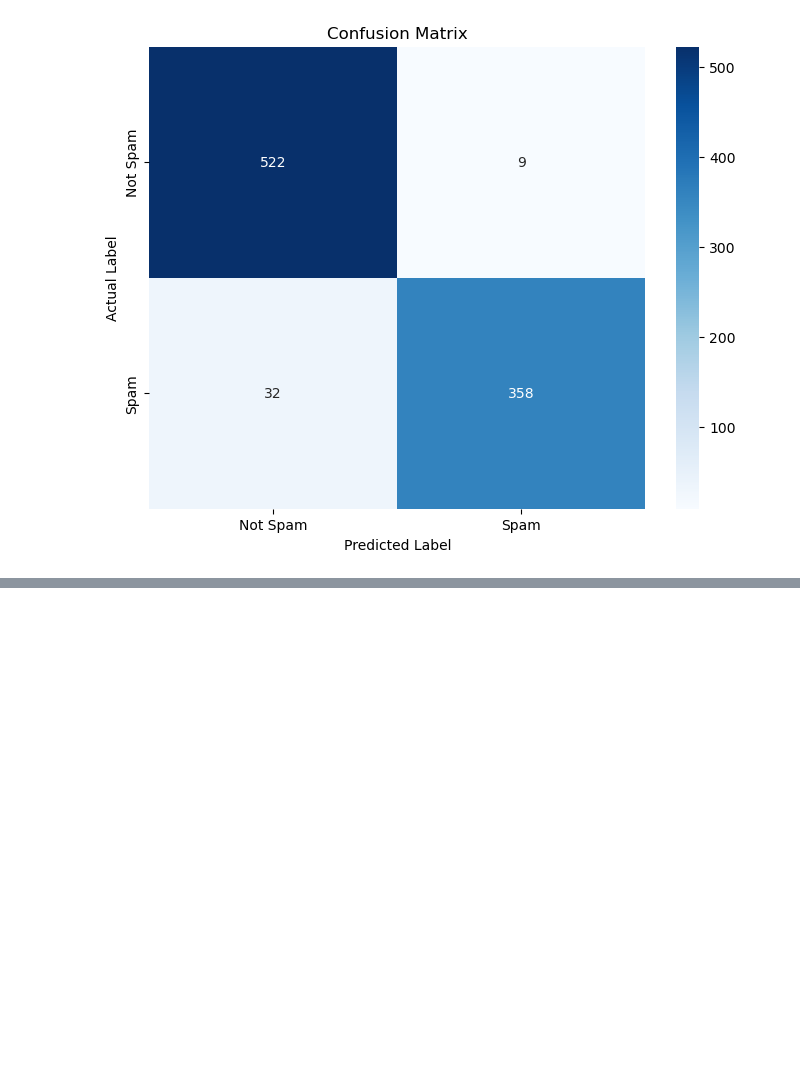
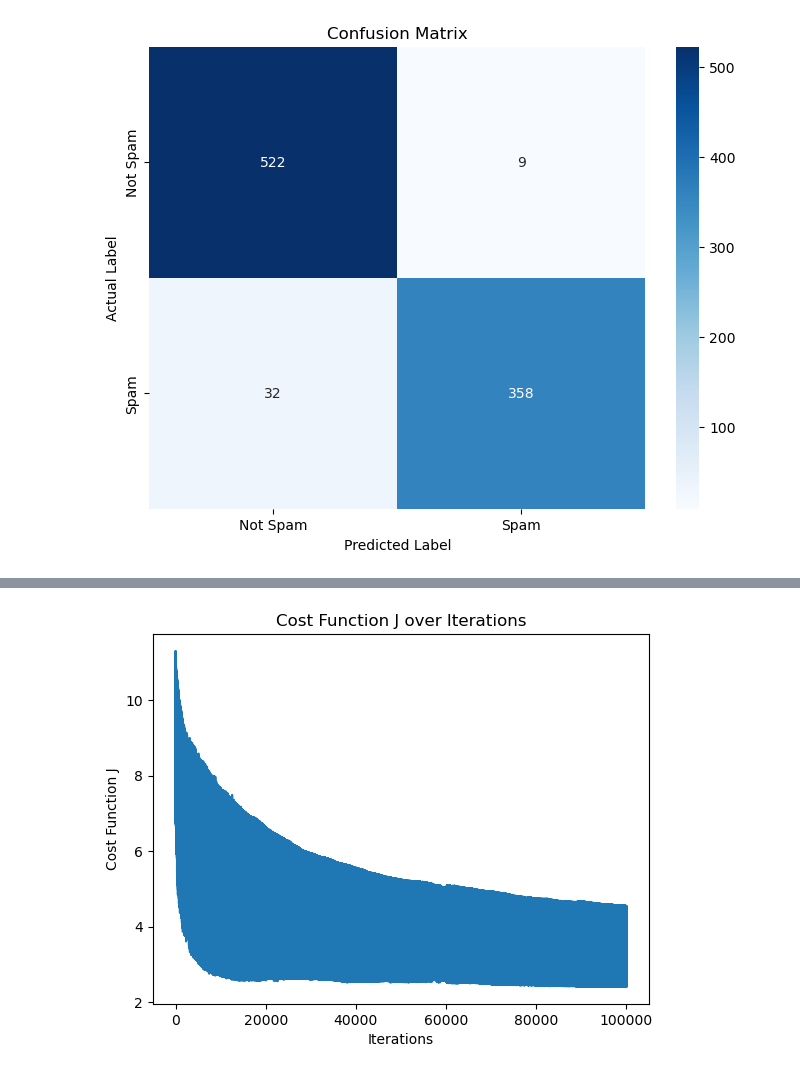
Before and after one commit to ChrysovalantisPsilos/MachineLearning, a Jupyter notebook: script.ipynb, the cells around one changed output, grey strips where cells are left out. Saved outputs shown, nothing was run; the diff lists cells and outputs as text; code cells hidden in the pictures; blank space fills up the shorter version.

```diff
--- a/script.ipynb
+++ b/script.ipynb
@@ -214,0 +371,8 @@ Given the high performance metrics across the board, there doesn't seem to be a
+# %%
+# Compute and display cost and gradient with non-zero w
+test_w = np.random.rand(X_train.shape[1])  # or any other method to create an array of length 57
+test_b = -24
+dj_db, dj_dw  = compute_gradient(X_train, y_train, test_w, test_b)
+
+print('dj_db at test_w:', dj_db)
+print('dj_dw at test_w:', dj_dw.tolist())
@@ -214,0 +382,70 @@ Given the high performance metrics across the board, there doesn't seem to be a
+# %%
+def gradient_descent(X, y, w_in, b_in, cost_function, gradient_function, alpha, num_iters, lambda_):
+    """
+    Performs batch gradient descent to learn theta. Updates theta by taking
+    num_iters gradient steps with learning rate alpha
+
+    Args:
+      X :    (array_like Shape (m, n)
+      y :    (array_like Shape (m,))
+      w_in : (array_like Shape (n,))  Initial values of parameters of the model
+      b_in : (scalar)                 Initial value of parameter of the model
+      cost_function:                  function to compute cost
+      alpha : (float)                 Learning rate
+      num_iters : (int)               number of iterations to run gradient descent
+      lambda_ (scalar, float)         regularization constant
+
+    Returns:
+      w : (array_like Shape (n,)) Updated values of parameters of the model after
+          running gradient descent
+      b : (scalar)                Updated value of parameter of the model after
+          running gradient descent
+    """
+
+    # number of training examples
+    m = len(X)
+
+    # An array to store cost J and w's at each iteration primarily for graphing later
+    J_history = []
+    w_history = []
+
+    for i in range(num_iters):
+
+        # Calculate the gradient and update the parameters
+        dj_db, dj_dw = gradient_function(X, y, w_in, b_in, lambda_)
+
+        # Update Parameters using w, b, alpha and gradient
+        w_in = w_in - alpha * dj_dw
+        b_in = b_in - alpha * dj_db
+
+        # Save cost J at each iteration
+        if i<100000:      # prevent resource exhaustion
+            cost =  cost_function(X, y, w_in, b_in, lambda_)
+            J_history.append(cost)
+
+        # Print cost every at intervals 10 times or as many iterations if < 10
+        if i% math.ceil(num_iters/10) == 0 or i == (num_iters-1):
+            w_history.append(w_in)
+            print(f"Iteration {i:4}: Cost {float(J_history[-1]):8.2f}   ")
+
+    return w_in, b_in, J_history, w_history #return w and J,w history for graphing
+
+np.random.seed(1)
+initial_w = np.random.rand(X_train.shape[1])  # or any other method to create an array of length 57
+initial_b = 0
+
+
+# Some gradient descent settings
+iterations = 100000
+alpha = 0.1
+
+w,b, J_history,_ = gradient_descent(X_train ,y_train, initial_w, initial_b,
+                                   compute_cost, compute_gradient, alpha, iterations, 0)
+
+# Assuming J_history is a list containing the cost at each iteration
+plt.plot(J_history)
+plt.title("Cost Function J over Iterations")
+plt.xlabel("Iterations")
+plt.ylabel("Cost Function J")
+plt.show()
+# %% [output]
@@ -214,0 +463 @@ Given the high performance metrics across the board, there doesn't seem to be a
+[figure, added]
```
Also changed, not shown: parts of 31 cells of this notebook, 1 other file.
